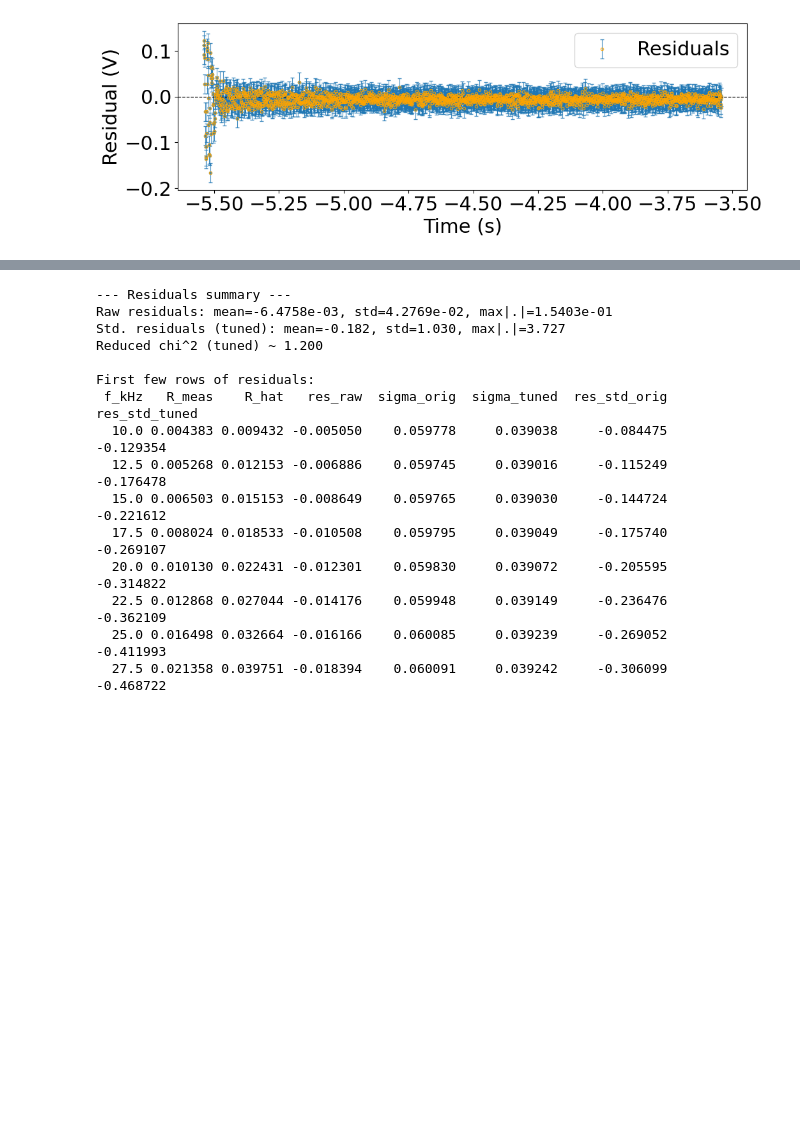
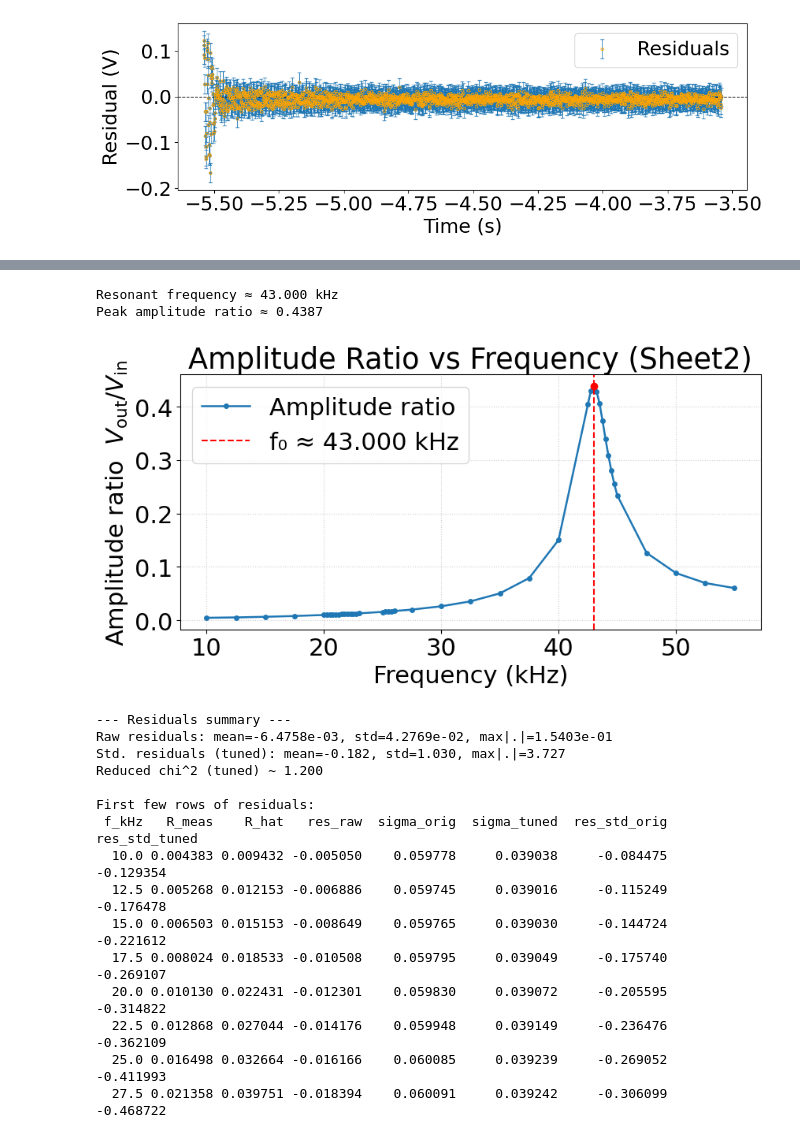
Before and after one commit to jewwoo/Lab-Work, a Jupyter notebook: Q_oscillator/Q_oscillator.ipynb, the cells around one changed output, grey strips where cells are left out. Drawn from its saved outputs; the diff is of its cells as text; code cells hidden in the pictures; blank space fills up the shorter version.

Commit message:
changes to data an dcode

```diff
--- a/Q_oscillator/Q_oscillator.ipynb
+++ b/Q_oscillator/Q_oscillator.ipynb
@@ -2611,3 +2376,73 @@ Tuned 1σ: f0=307.529 Hz,  Q=3.089,  A=0.087678
+# %%
+import numpy as np
+import pandas as pd
+import matplotlib.pyplot as plt
+from pathlib import Path
+
+# ===================== Config =====================
+EXCEL_PATH = "data/Q_oscillator_data.xlsx"
+SHEET_NAME = "Sheet2"   # Using Sheet2 as you requested
+
+# ===================== Load & parse =====================
+path = Path(EXCEL_PATH)
+if not path.exists():
+    raise FileNotFoundError(f"Excel file not found: {EXCEL_PATH}")
+
+# Read the sheet and normalize column names (case/space tolerant)
+df = pd.read_excel(EXCEL_PATH, sheet_name=SHEET_NAME)
+norm_cols = {c: str(c).strip().lower() for c in df.columns}
+
+def get(df, name):
+    token = name.strip().lower()
+    for orig, norm in norm_cols.items():
+        if token in norm:
+            return pd.to_numeric(df[orig], errors="coerce")
+    raise KeyError(f"Could not find a column like '{name}' in {list(df.columns)}")
+
+# Required columns
+f_khz   = get(df, "freq (khz)")
+vin_v   = get(df, "input volt v")
+vout_mv = get(df, "output mv")
+
+# Convert output mV → V
+vout_v = vout_mv * 1e-3
+
+# Compute amplitude ratio
+ratio = vout_v / vin_v
+mask = np.isfinite(f_khz) & np.isfinite(ratio)
+f_khz = f_khz[mask].to_numpy()
+ratio = ratio[mask].to_numpy()
+
+# Sort by frequency
+order = np.argsort(f_khz)
+f_khz = f_khz[order]
+ratio = ratio[order]
+
+# ===================== Find Resonant Frequency =====================
+idx_peak = np.argmax(ratio)
+f_resonant = f_khz[idx_peak]
+amp_peak = ratio[idx_peak]
+
+print(f"Resonant frequency ≈ {f_resonant:.3f} kHz")
+print(f"Peak amplitude ratio ≈ {amp_peak:.4f}")
+
+# ===================== Plot =====================
+plt.figure(figsize=(9, 5))
+plt.plot(f_khz, ratio, 'o-', ms=4, lw=1.8, label="Amplitude ratio")
+plt.axvline(f_resonant, color='r', ls='--', lw=1.5, label=f"f₀ ≈ {f_resonant:.3f} kHz")
+plt.scatter(f_resonant, amp_peak, color='red', zorder=5)
+
+plt.xlabel("Frequency (kHz)")
+plt.ylabel(r"Amplitude ratio  $V_\mathrm{out}/V_\mathrm{in}$")
+plt.title("Amplitude Ratio vs Frequency (Sheet2)")
+plt.legend()
+plt.grid(True, ls=":", alpha=0.6)
+plt.tight_layout()
+plt.show()
+# %% [output]
+Resonant frequency ≈ 43.000 kHz
+Peak amplitude ratio ≈ 0.4387
+[figure, added]
 # %%
 # ===== Residuals & diagnostics (with error bars) =====
 import numpy as np
```
Also changed, not shown: parts of 4 cells of this notebook, 2 other files.
